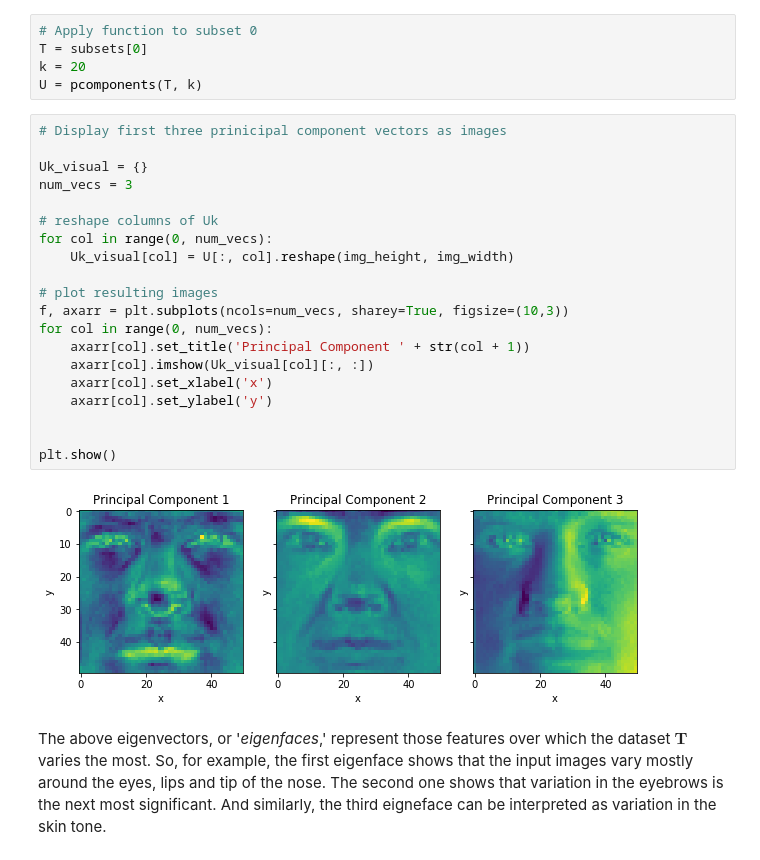
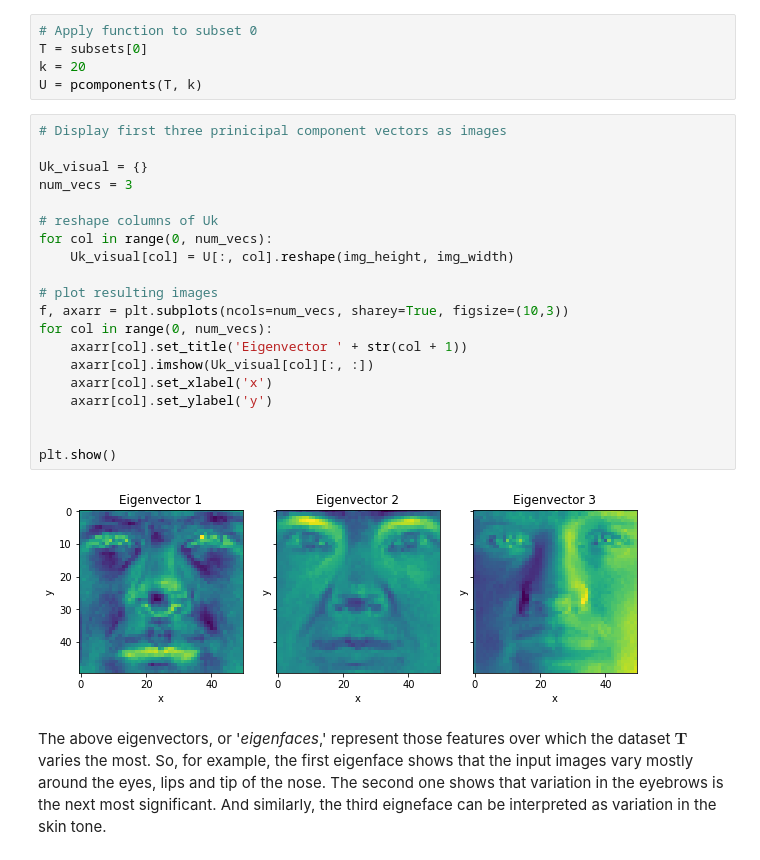
Before and after one commit to uzairakbar/info-retrieval, a Jupyter notebook: Information Retrieval - Assingments/final/assignment_2/assignment2-solution.ipynb, the cells around one changed output. Drawn from its saved outputs; the diff is of its cells as text.

Commit message:
Update eigenface figure titles

```diff
--- a/Information Retrieval - Assingments/final/assignment_2/assignment2-solution.ipynb
+++ b/Information Retrieval - Assingments/final/assignment_2/assignment2-solution.ipynb
@@ -161,25 +161,25 @@ U = pcomponents(T, k)
 # %%
 # Display first three prinicipal component vectors as images
 
 Uk_visual = {}
 num_vecs = 3
 
 # reshape columns of Uk
 for col in range(0, num_vecs):
     Uk_visual[col] = U[:, col].reshape(img_height, img_width)
 
 # plot resulting images
 f, axarr = plt.subplots(ncols=num_vecs, sharey=True, figsize=(10,3))
 for col in range(0, num_vecs):
-    axarr[col].set_title('Principal Component ' + str(col + 1))
+    axarr[col].set_title('Eigenvector ' + str(col + 1))
     axarr[col].imshow(Uk_visual[col][:, :])
     axarr[col].set_xlabel('x')
     axarr[col].set_ylabel('y')
 
 
 plt.show()
 # %% [output]
-[figure, old version]
+[figure, new version]
 # %% [markdown]
 The above eigenvectors, or '*eigenfaces*,' represent those features over which the dataset $\mathbf{T}$ varies the most. So, for example, the first eigenface shows that the input images vary mostly around the eyes, lips and tip of the nose. The second one shows that variation in the eyebrows is the next most significant. And similarly, the third eigneface can be interpreted as variation in the skin tone.
 # %% [markdown]
```
